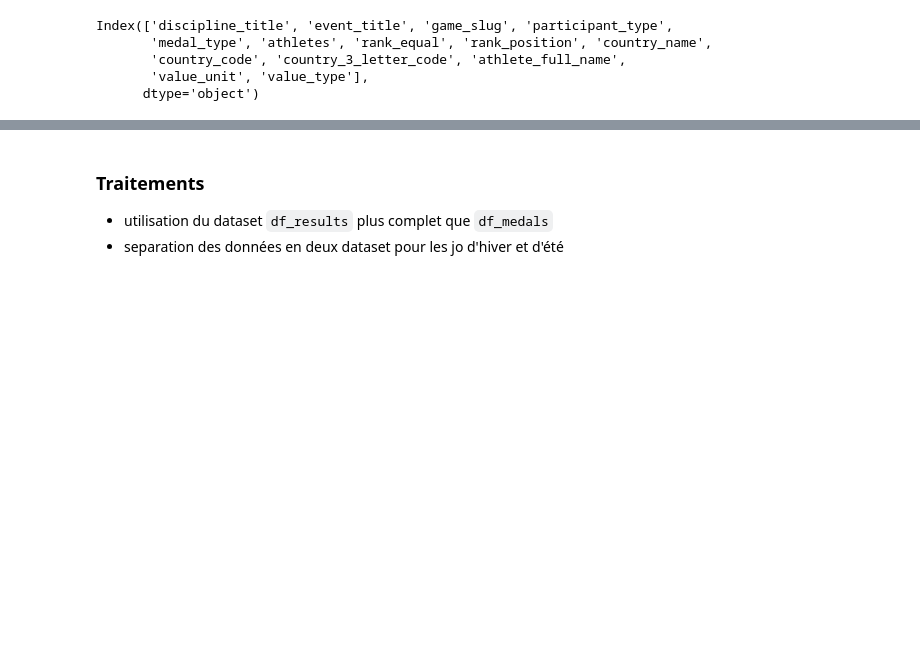
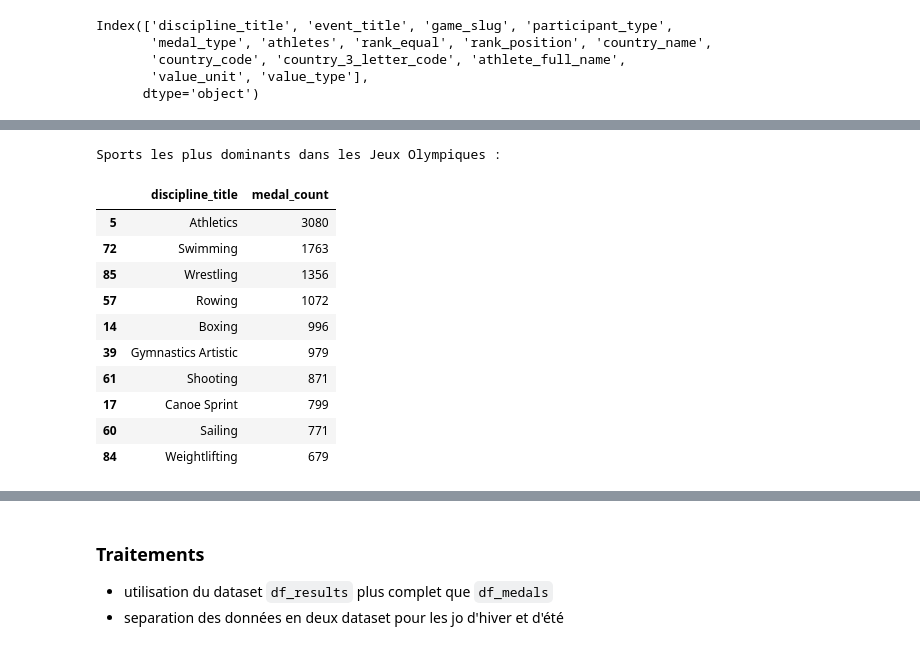
Before and after one commit to pperez91100/hackathon_next, a Jupyter notebook: notebooks/jo-prediction.ipynb, the cells around one changed output, grey strips where cells are left out. Saved outputs shown, nothing was run; the diff lists cells and outputs as text; code cells hidden in the pictures; blank space fills up the shorter version.

```diff
--- a/notebooks/jo-prediction.ipynb
+++ b/notebooks/jo-prediction.ipynb
@@ -243,0 +337,24 @@ Index(['discipline_title', 'event_title', 'game_slug', 'participant_type',
+# %%
+# Quelles sont les sports les plus dominants dans les JO au fil des ans ?
+
+#nombre total de médailles par sport
+medals_per_sport = df_medals.groupby('discipline_title').size().reset_index(name='medal_count')
+
+#trier les sports par le nombre total de médailles
+most_dominant_sports = medals_per_sport.sort_values(by='medal_count', ascending=False)
+
+print("Sports les plus dominants dans les Jeux Olympiques :")
+most_dominant_sports.head(10)
+# %% [output]
+Sports les plus dominants dans les Jeux Olympiques :
+|  | discipline_title | medal_count |
+| 5 | Athletics | 3080 |
+| 72 | Swimming | 1763 |
+| 85 | Wrestling | 1356 |
+| 57 | Rowing | 1072 |
+| 14 | Boxing | 996 |
+| 39 | Gymnastics Artistic | 979 |
+| 61 | Shooting | 871 |
+| 17 | Canoe Sprint | 799 |
+| 60 | Sailing | 771 |
+| 84 | Weightlifting | 679 |
```
Also changed, not shown: parts of 44 cells of this notebook.
